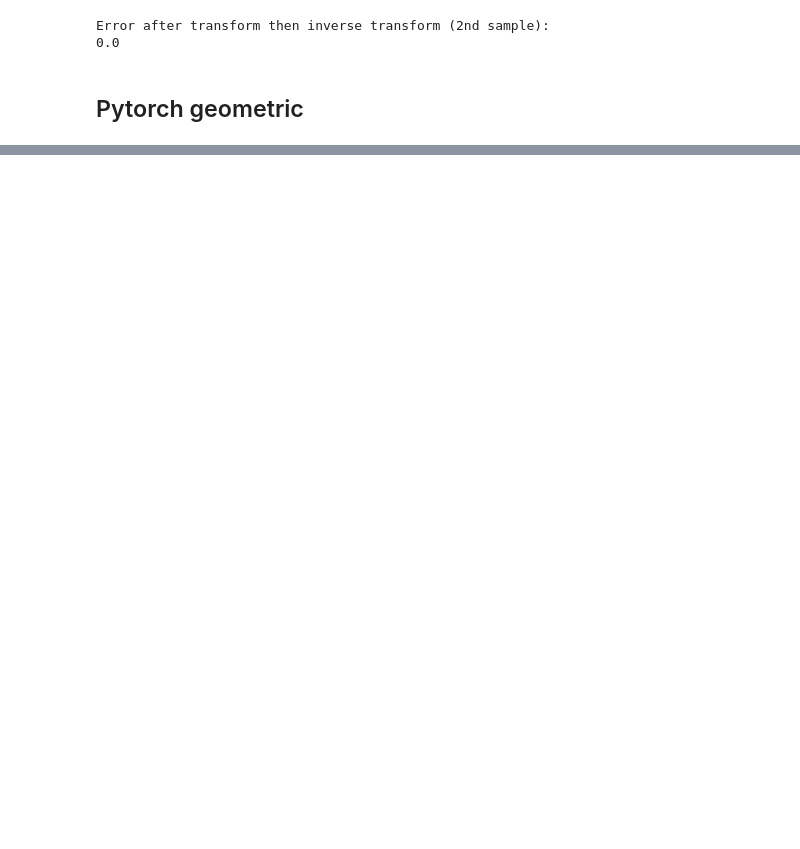
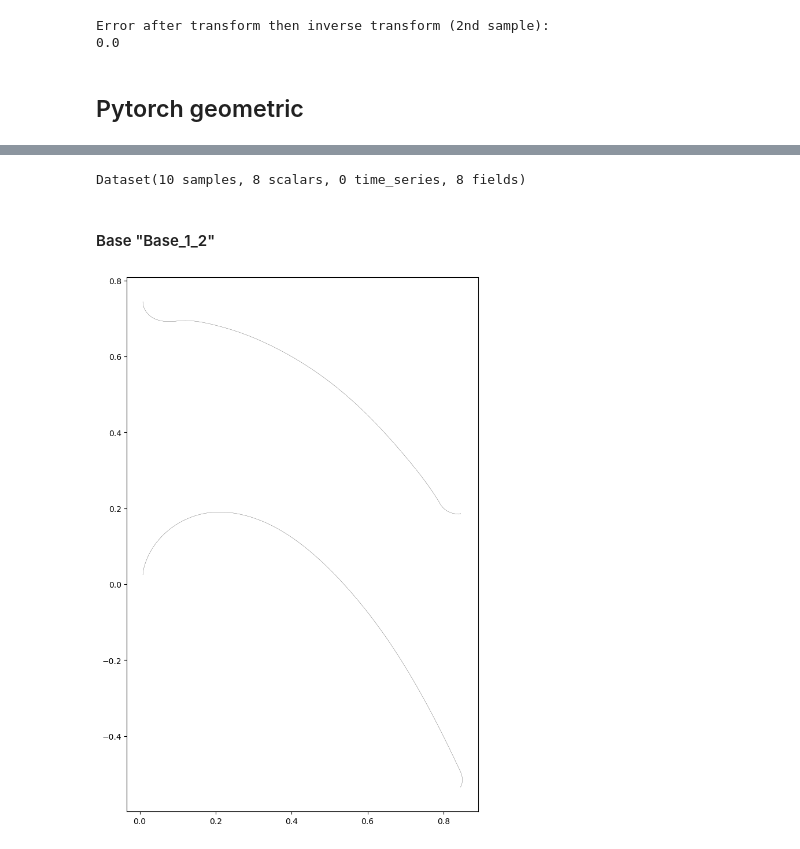
Before and after one commit to PLAID-lib/plaid-bridges, a Jupyter notebook: notebooks/torch.ipynb, the cells around one changed output, grey strips where cells are left out. Cells and saved outputs as stored; diff of their text form; code cells hidden in the pictures; blank space fills up the shorter version.

```diff
--- a/notebooks/torch.ipynb
+++ b/notebooks/torch.ipynb
@@ -120,0 +164,30 @@ torch.Size([10121, 2])
+# %%
+hf_dataset = load_dataset("PLAID-datasets/VKI-LS59", split="all_samples")
+pb_def = huggingface_description_to_problem_definition(hf_dataset.info.description)
+ids_train = pb_def.get_split("train")[:10]
+
+dataset_train, _ = huggingface_dataset_to_plaid(
+    hf_dataset, ids=ids_train, processes_number=5, verbose=False
+)
+n_train = len(dataset_train)
+print(dataset_train)
+# %% [output]
+Dataset(10 samples, 8 scalars, 0 time_series, 8 fields)
+# %%
+all_feat_ids = dataset_train[ids_train[0]].get_all_features_identifiers()
+scalar_features = [f for f in all_feat_ids if "scalar" in f.values()]
+# %% [markdown]
+#### Base "Base_1_2"
+# %%
+field_features = [
+    f for f in all_feat_ids if "field" in f.values() if f["base_name"] == "Base_1_2"
+]
+features_identifiers = scalar_features + field_features
+
+bridge = PyGBridge(base_name="Base_1_2")
+
+pyg_dataset = bridge.convert(dataset_train, features_identifiers)
+# %%
+plot_sample_mesh(pyg_dataset[0])
+# %% [output]
+[figure, added]
```
Also changed, not shown: parts of 17 cells of this notebook, 6 other files.
